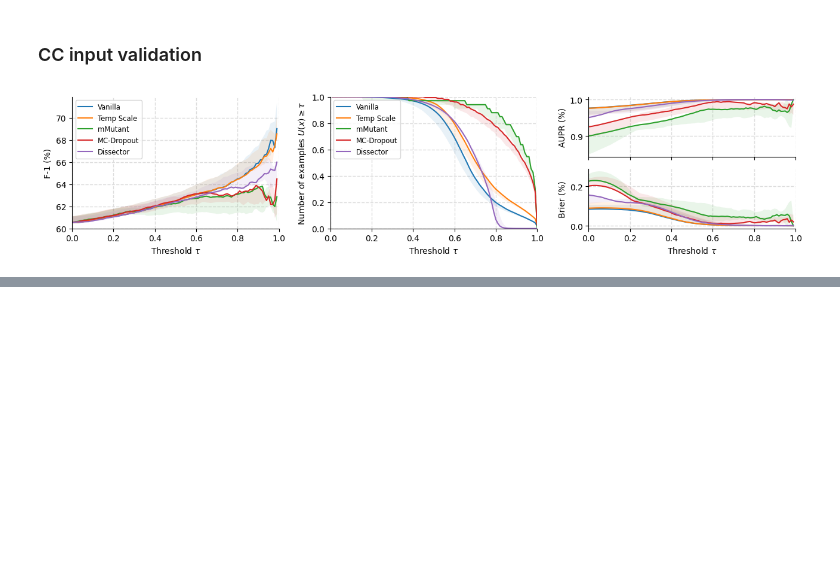
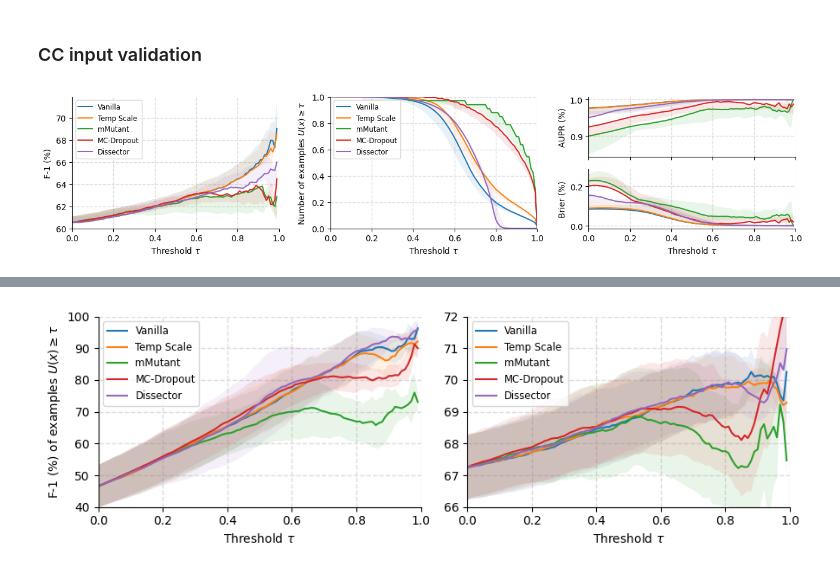
Before and after one commit to yul091/UncertaintyPL, a Jupyter notebook: notebooks/uncertainty_eval.ipynb, the cells around one changed output, grey strips where cells are left out. Drawn from its saved outputs; the diff is of its cells as text; code cells hidden in the pictures; blank space fills up the shorter version.

```diff
--- a/notebooks/uncertainty_eval.ipynb
+++ b/notebooks/uncertainty_eval.ipynb
@@ -741,0 +895,43 @@ plt.show()
+# %%
+# Put cs and cc results together
+# Create a figure and axis
+fig = plt.figure(figsize=(9, 3))
+gs = fig.add_gridspec(1, 2, width_ratios=[1, 1])
+ax1 = fig.add_subplot(gs[:, 0])
+ax2 = fig.add_subplot(gs[:, 1])
+
+case_study_threshold(
+    ax=ax1,
+    model1_res=code2vec_res,
+    model2_res=coderoberta_res,
+    model3_res=graphcodebert_res,
+    x='coverage',
+    y='F-1',
+    y_lim=(40, 100),
+    legend=True,
+    gap=1,
+    task='code_summary',
+)
+
+case_study_threshold(
+    ax=ax2,
+    model1_res=lstm_res,
+    model2_res=codebert_res,
+    model3_res=codegpt_res,
+    x='coverage',
+    y='F-1',
+    y_label=False,
+    y_lim=(66, 72),
+    legend=True,
+    gap=1,
+    task='code_completion',
+)
+
+# Remove space between subplots
+plt.subplots_adjust(hspace=0.0)
+# plot on ax1, ax2, ax3_top, and ax3_bottom as desired
+plt.tight_layout()
+plt.savefig("../Figure/filter_study.pdf", bbox_inches='tight')
+plt.show()
+# %% [output]
+[figure, added]
```
Also changed, not shown: parts of 4 cells of this notebook, 3 other files.
